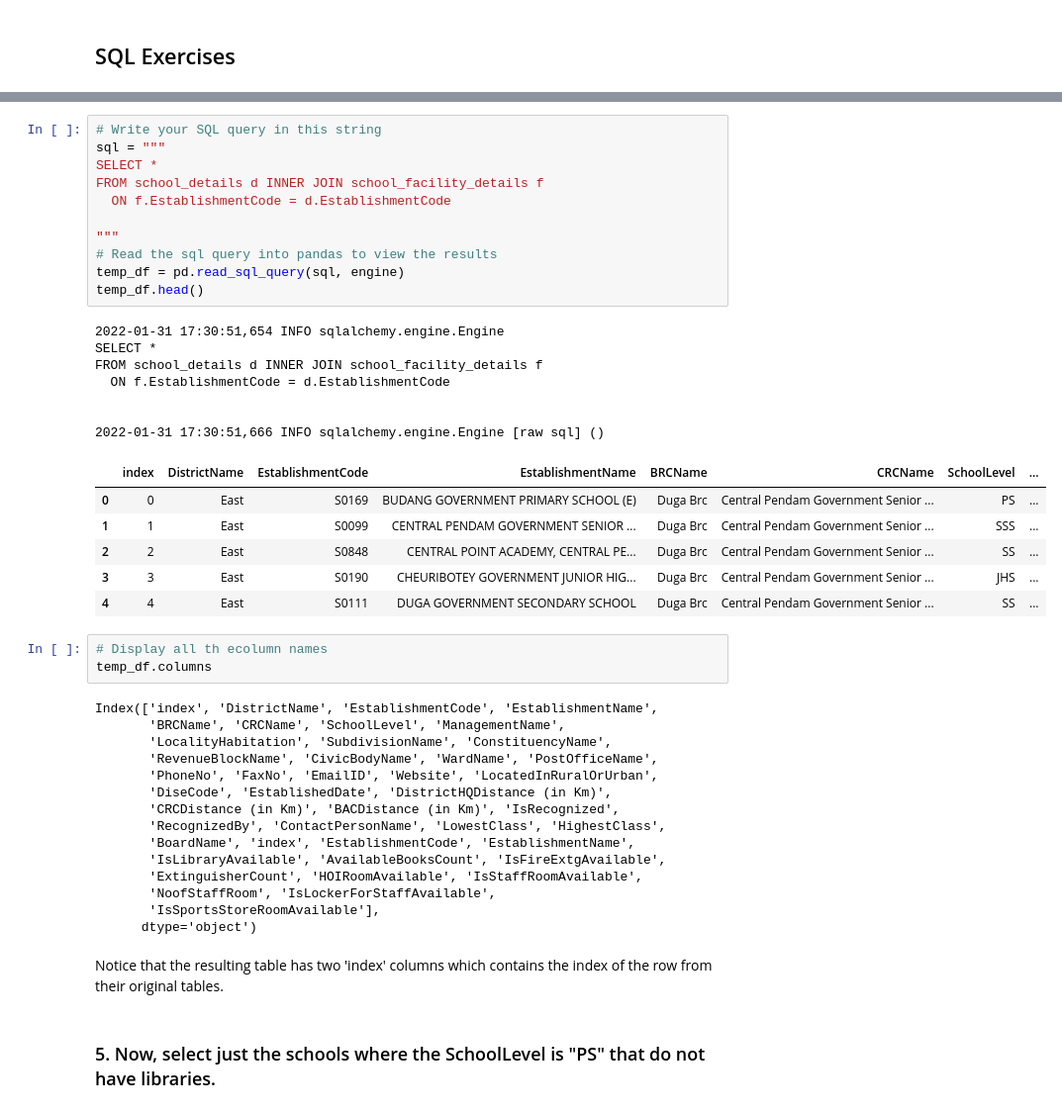
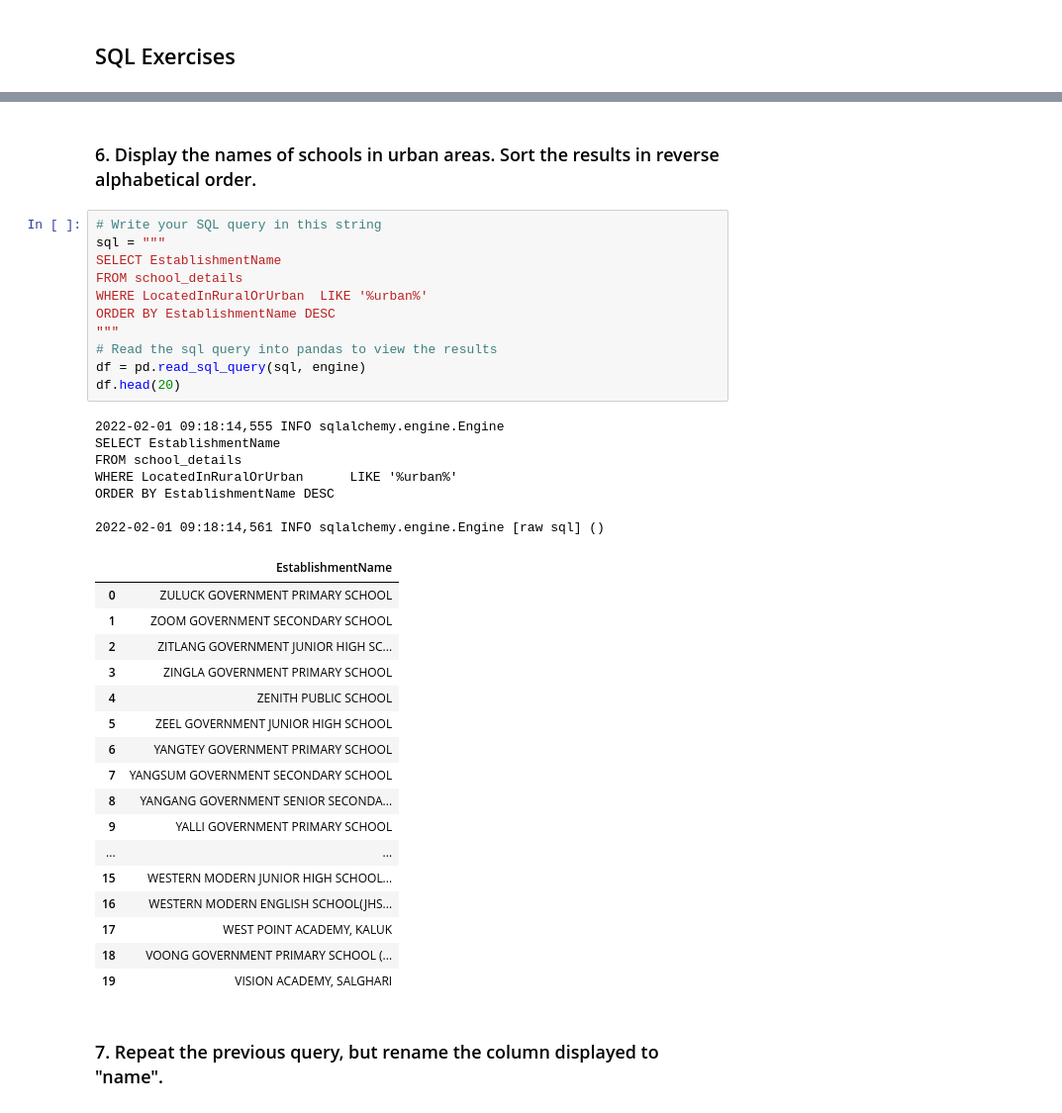
Before and after one commit to Neoneto/CodingDojo_Week11, a Jupyter notebook: SQL_Basics_Exercise.ipynb, the cells around one changed output, grey strips where cells are left out. Shown at 99% size. Cells and saved outputs as stored; diff of their text form.

```diff
--- a/SQL_Basics_Exercise.ipynb
+++ b/SQL_Basics_Exercise.ipynb
@@ -189,50 +205,43 @@ ORDER BY AVG([BACDistance (in Km)]) DESC
+# %% [markdown]
+### 6. Display the names of schools in urban areas. Sort the results in reverse alphabetical order.
 # %%
 # Write your SQL query in this string
 sql = """
-SELECT *
-FROM school_details d INNER JOIN school_facility_details f
-  ON f.EstablishmentCode = d.EstablishmentCode
-
+SELECT EstablishmentName
+FROM school_details
+WHERE LocatedInRuralOrUrban	 LIKE '%urban%'
+ORDER BY EstablishmentName DESC
 """
 # Read the sql query into pandas to view the results
-temp_df = pd.read_sql_query(sql, engine)
-temp_df.head()
+df = pd.read_sql_query(sql, engine)
+df.head(20)
 # %% [output]
-2022-01-31 17:30:51,654 INFO sqlalchemy.engine.Engine
-SELECT *
-FROM school_details d INNER JOIN school_facility_details f
-  ON f.EstablishmentCode = d.EstablishmentCode
+2022-02-01 09:18:14,555 INFO sqlalchemy.engine.Engine
+SELECT EstablishmentName
+FROM school_details
+WHERE LocatedInRuralOrUrban      LIKE '%urban%'
+ORDER BY EstablishmentName DESC
 
-
-2022-01-31 17:30:51,666 INFO sqlalchemy.engine.Engine [raw sql] ()
+2022-02-01 09:18:14,561 INFO sqlalchemy.engine.Engine [raw sql] ()
-|  | index | DistrictName | EstablishmentCode | EstablishmentName | BRCName | CRCName | SchoolLevel | ... |
-| 0 | 0 | East | S0169 | BUDANG GOVERNMENT PRIMARY SCHOOL (E) | Duga Brc | Central Pendam Government Senior ... | PS | ... |
-| 1 | 1 | East | S0099 | CENTRAL PENDAM GOVERNMENT SENIOR ... | Duga Brc | Central Pendam Government Senior ... | SSS | ... |
-| 2 | 2 | East | S0848 | CENTRAL POINT ACADEMY, CENTRAL PE... | Duga Brc | Central Pendam Government Senior ... | SS | ... |
-| 3 | 3 | East | S0190 | CHEURIBOTEY GOVERNMENT JUNIOR HIG... | Duga Brc | Central Pendam Government Senior ... | JHS | ... |
-| 4 | 4 | East | S0111 | DUGA GOVERNMENT SECONDARY SCHOOL | Duga Brc | Central Pendam Government Senior ... | SS | ... |
+|  | EstablishmentName |
+| 0 | ZULUCK GOVERNMENT PRIMARY SCHOOL |
+| 1 | ZOOM GOVERNMENT SECONDARY SCHOOL |
+| 2 | ZITLANG GOVERNMENT JUNIOR HIGH SC... |
+| 3 | ZINGLA GOVERNMENT PRIMARY SCHOOL |
+| 4 | ZENITH PUBLIC SCHOOL |
+| 5 | ZEEL GOVERNMENT JUNIOR HIGH SCHOOL |
+| 6 | YANGTEY GOVERNMENT PRIMARY SCHOOL |
+| 7 | YANGSUM GOVERNMENT SECONDARY SCHOOL |
+| 8 | YANGANG GOVERNMENT SENIOR SECONDA... |
+| 9 | YALLI GOVERNMENT PRIMARY SCHOOL |
+| ... | ... |
+| 15 | WESTERN MODERN JUNIOR HIGH SCHOOL... |
+| 16 | WESTERN MODERN ENGLISH SCHOOL(JHS... |
+| 17 | WEST POINT ACADEMY, KALUK |
+| 18 | VOONG GOVERNMENT PRIMARY SCHOOL (... |
+| 19 | VISION ACADEMY, SALGHARI |
-# %%
-# Display all th ecolumn names
-temp_df.columns
-# %% [output]
-Index(['index', 'DistrictName', 'EstablishmentCode', 'EstablishmentName',
-       'BRCName', 'CRCName', 'SchoolLevel', 'ManagementName',
-       'LocalityHabitation', 'SubdivisionName', 'ConstituencyName',
-       'RevenueBlockName', 'CivicBodyName', 'WardName', 'PostOfficeName',
-       'PhoneNo', 'FaxNo', 'EmailID', 'Website', 'LocatedInRuralOrUrban',
-       'DiseCode', 'EstablishedDate', 'DistrictHQDistance (in Km)',
-       'CRCDistance (in Km)', 'BACDistance (in Km)', 'IsRecognized',
-       'RecognizedBy', 'ContactPersonName', 'LowestClass', 'HighestClass',
-       'BoardName', 'index', 'EstablishmentCode', 'EstablishmentName',
-       'IsLibraryAvailable', 'AvailableBooksCount', 'IsFireExtgAvailable',
-       'ExtinguisherCount', 'HOIRoomAvailable', 'IsStaffRoomAvailable',
-       'NoofStaffRoom', 'IsLockerForStaffAvailable',
-       'IsSportsStoreRoomAvailable'],
-      dtype='object')
-# %% [markdown]
-Notice that the resulting table has two 'index' columns which contains the index of the row from their original tables.
-# %% [markdown]
-### 5. Now, select just the schools where the SchoolLevel is "PS" that do not have libraries.
+# %% [markdown]
+### 7. Repeat the previous query, but rename the column displayed to "name".
 # %%
 # Write your SQL query in this string
 sql = """
```
Also changed, not shown: parts of 23 cells of this notebook.
